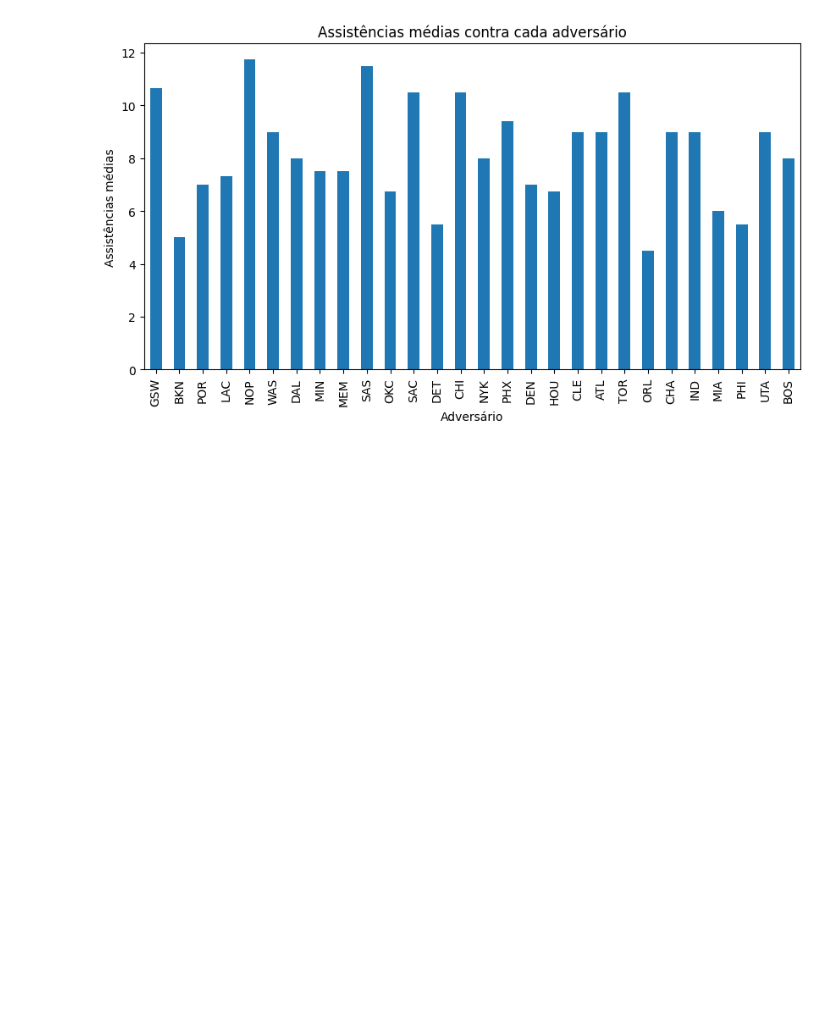
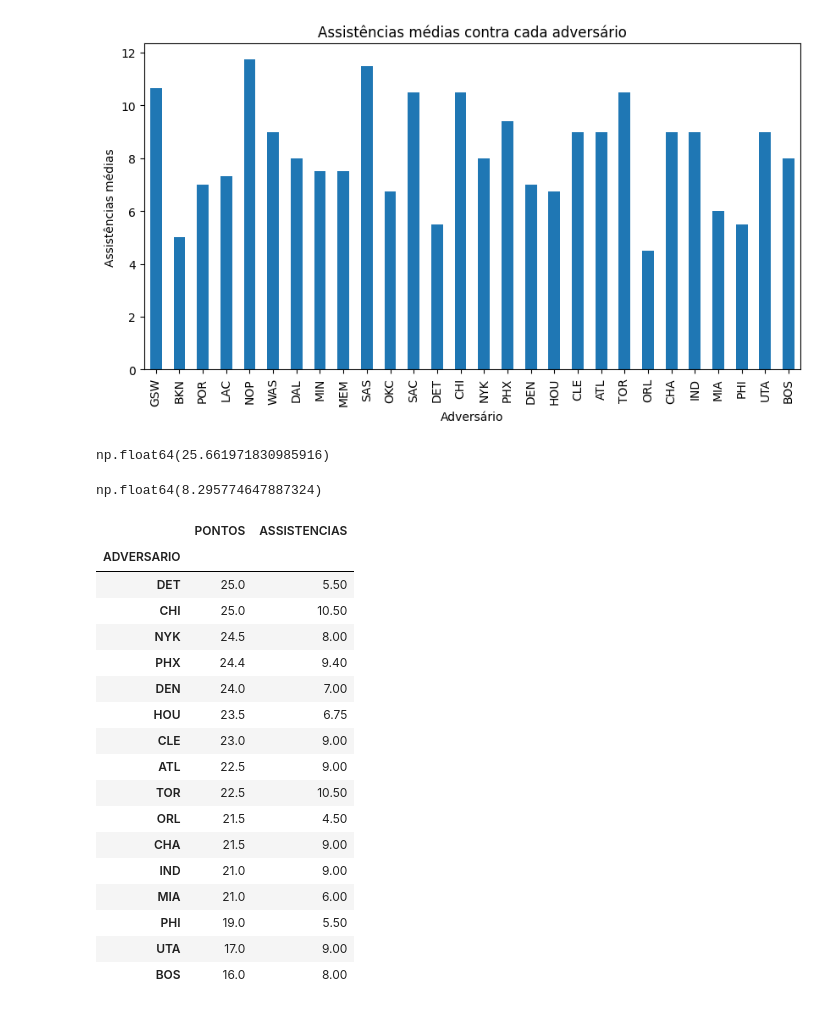
Before and after one commit to BernardoSantDev/Pipeline-de-Dados-com-API-Limpeza-e-Analise, a Jupyter notebook: notebooks/projeto_api.ipynb, the cells around one changed output. Cells and saved outputs as stored; diff of their text form; code cells hidden in the pictures; blank space fills up the shorter version.

Commit message:
#Ver se queda de pontos tem relação com assistências

```diff
--- a/notebooks/projeto_api.ipynb
+++ b/notebooks/projeto_api.ipynb
@@ -358,3 +358,38 @@ plt.ylabel("Assistências médias")
 plt.show()
 # %% [output]
 [figure]
+# %%
+media_temporada["PONTOS"]
+# %% [output]
+np.float64(25.661971830985916)
+# %%
+media_temporada["ASSISTENCIAS"]
+# %% [output]
+np.float64(8.295774647887324)
+# %%
+#Ver se queda de pontos tem relação com assistências
+
+times_menos_pontos = media_por_time[
+    media_por_time["PONTOS"] < media_temporada["PONTOS"]
+]
+
+times_menos_pontos[["PONTOS","ASSISTENCIAS"]]
+# %% [output]
+|  | PONTOS | ASSISTENCIAS |
+| ADVERSARIO |  |  |
+| DET | 25.0 | 5.50 |
+| CHI | 25.0 | 10.50 |
+| NYK | 24.5 | 8.00 |
+| PHX | 24.4 | 9.40 |
+| DEN | 24.0 | 7.00 |
+| HOU | 23.5 | 6.75 |
+| CLE | 23.0 | 9.00 |
+| ATL | 22.5 | 9.00 |
+| TOR | 22.5 | 10.50 |
+| ORL | 21.5 | 4.50 |
+| CHA | 21.5 | 9.00 |
+| IND | 21.0 | 9.00 |
+| MIA | 21.0 | 6.00 |
+| PHI | 19.0 | 5.50 |
+| UTA | 17.0 | 9.00 |
+| BOS | 16.0 | 8.00 |
```
